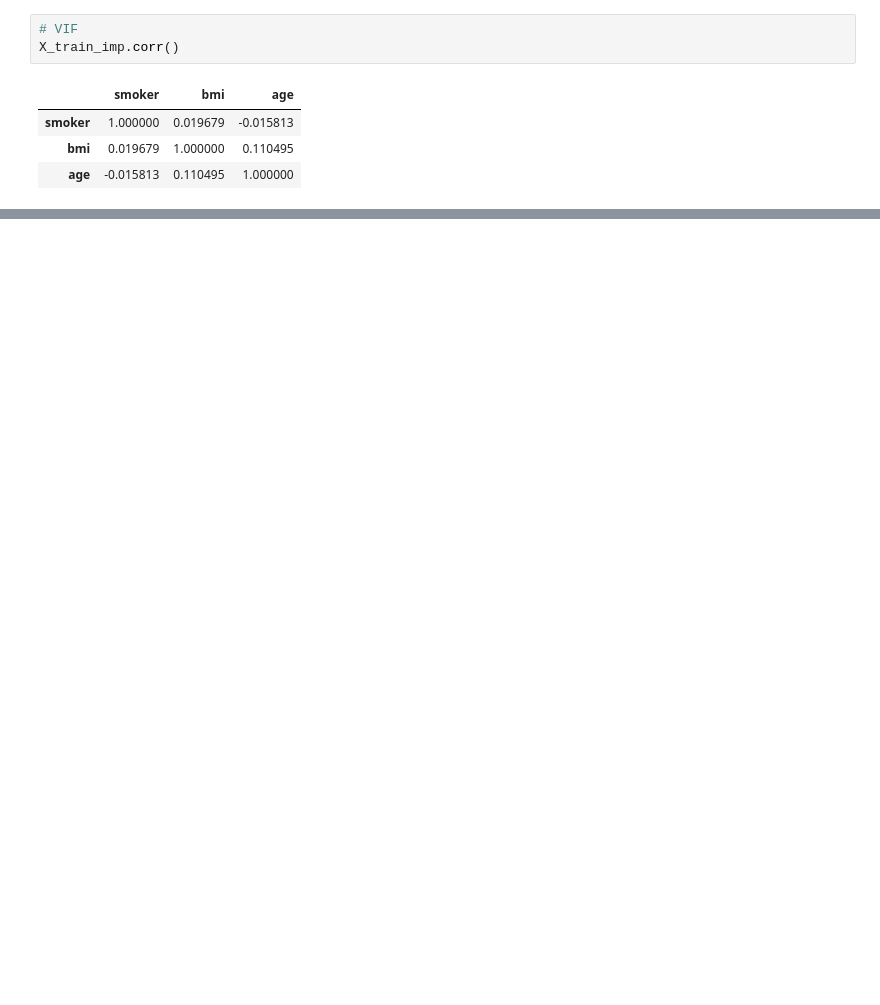
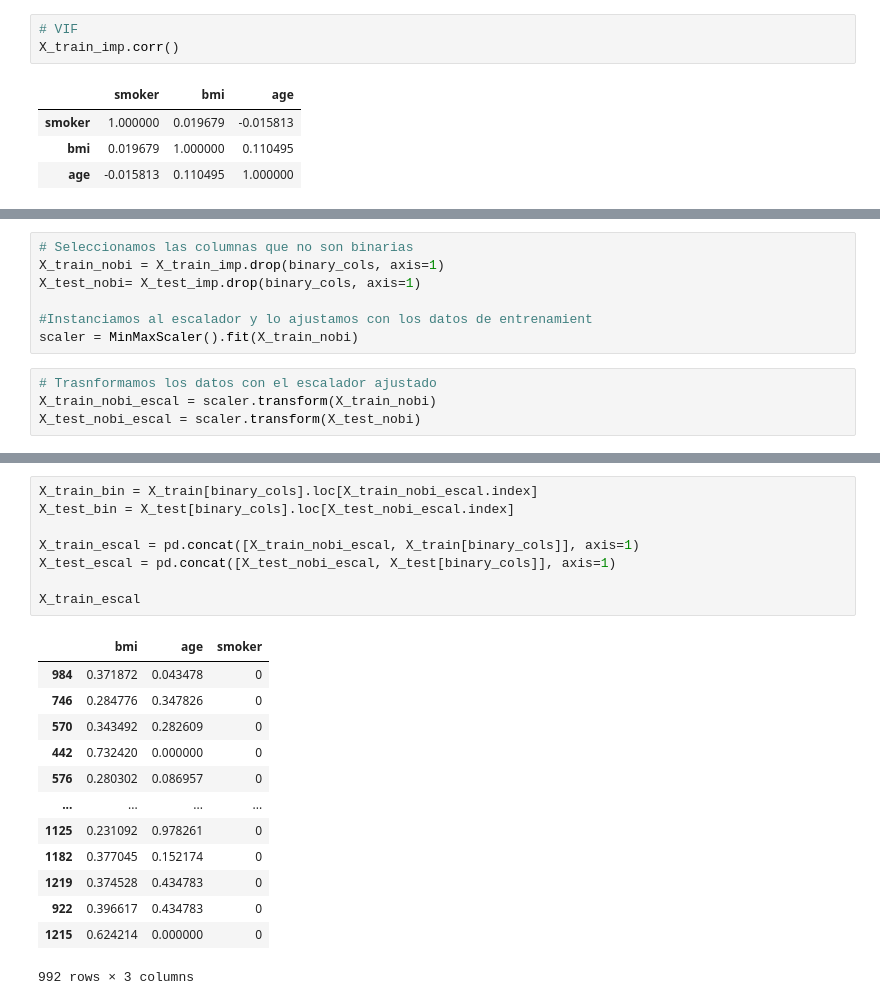
Before and after one commit to Bea-Castro/regresi-n_lineal, a Jupyter notebook: src/explore.ipynb, the cells around one changed output, grey strips where cells are left out. Cells and saved outputs as stored; diff of their text form; blank space fills up the shorter version.

```diff
--- a/src/explore.ipynb
+++ b/src/explore.ipynb
@@ -218,0 +213,11 @@ X_train_imp.corr()
+# %%
+# Seleccionamos las columnas que no son binarias
+X_train_nobi = X_train_imp.drop(binary_cols, axis=1)
+X_test_nobi= X_test_imp.drop(binary_cols, axis=1)
+
+#Instanciamos al escalador y lo ajustamos con los datos de entrenamient
+scaler = MinMaxScaler().fit(X_train_nobi)
+# %%
+# Trasnformamos los datos con el escalador ajustado
+X_train_nobi_escal = scaler.transform(X_train_nobi)
+X_test_nobi_escal = scaler.transform(X_test_nobi)
@@ -219,2 +235,24 @@ X_train_imp.corr()
+# %%
+X_train_bin = X_train[binary_cols].loc[X_train_nobi_escal.index]
+X_test_bin = X_test[binary_cols].loc[X_test_nobi_escal.index]
+
+X_train_escal = pd.concat([X_train_nobi_escal, X_train[binary_cols]], axis=1)
+X_test_escal = pd.concat([X_test_nobi_escal, X_test[binary_cols]], axis=1)
+
+X_train_escal
+# %% [output]
+|  | bmi | age | smoker |
+| 984 | 0.371872 | 0.043478 | 0 |
+| 746 | 0.284776 | 0.347826 | 0 |
+| 570 | 0.343492 | 0.282609 | 0 |
+| 442 | 0.732420 | 0.000000 | 0 |
+| 576 | 0.280302 | 0.086957 | 0 |
+| ... | ... | ... | ... |
+| 1125 | 0.231092 | 0.978261 | 0 |
+| 1182 | 0.377045 | 0.152174 | 0 |
+| 1219 | 0.374528 | 0.434783 | 0 |
+| 922 | 0.396617 | 0.434783 | 0 |
+| 1215 | 0.624214 | 0.000000 | 0 |
+992 rows × 3 columns
 # %%
 # Creamos el modelo de regresión líneal y lo ajustamos a los datos
```
Also changed, not shown: parts of 13 cells of this notebook.
